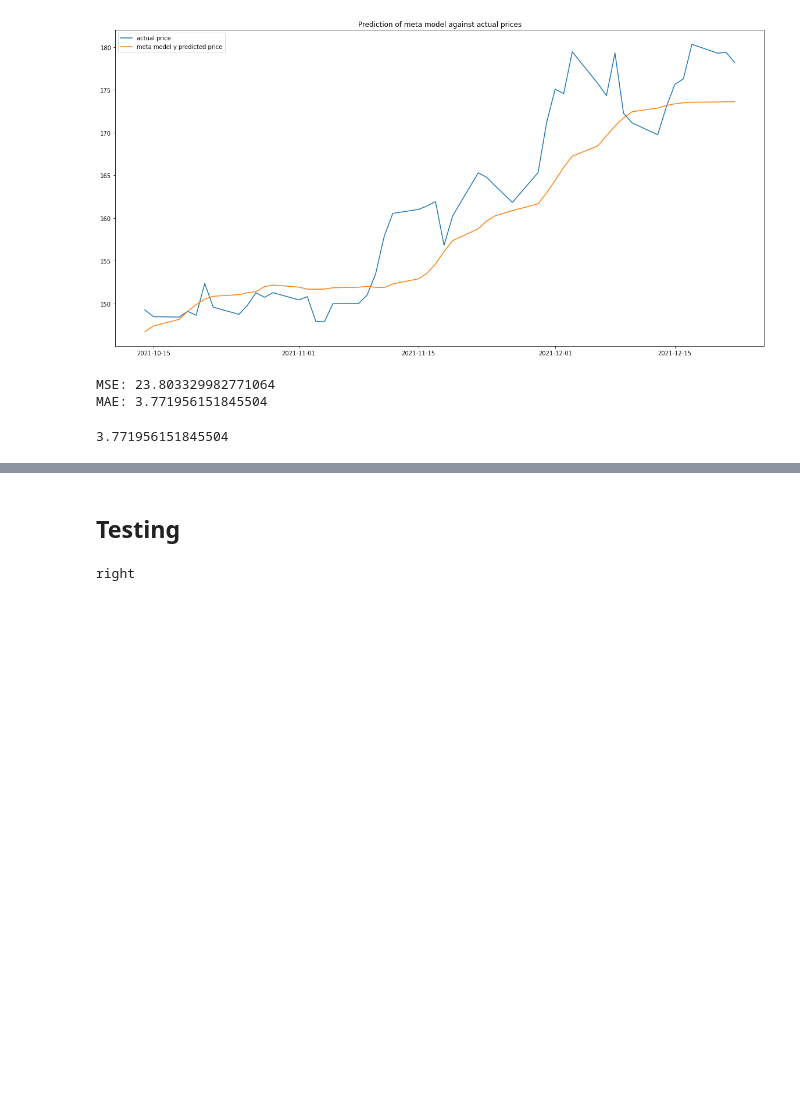
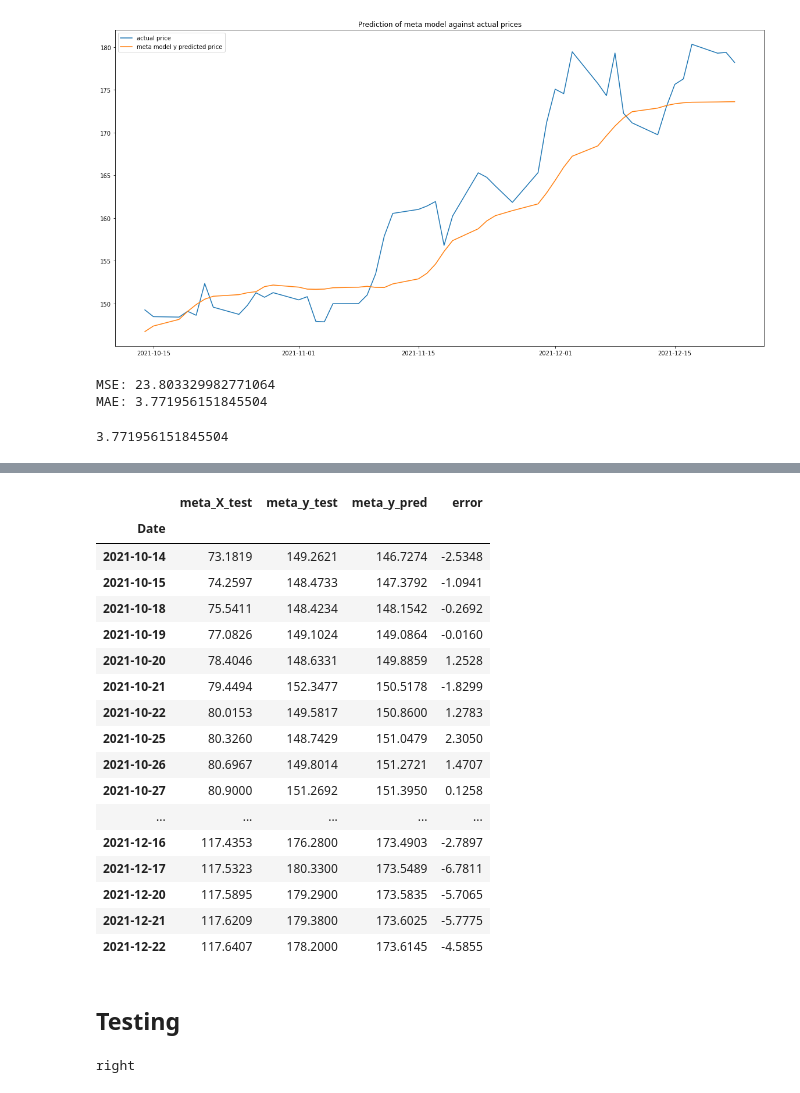
Before and after one commit to ivanlimsy/iOracle, a Jupyter notebook: notebooks/iOracle Deep Learning Ivan.ipynb, the cells around one changed output, grey strips where cells are left out. Cells and saved outputs as stored; diff of their text form; code cells hidden in the pictures; blank space fills up the shorter version.

```diff
--- a/notebooks/iOracle Deep Learning Ivan.ipynb
+++ b/notebooks/iOracle Deep Learning Ivan.ipynb
@@ -1060,3 +1110,24 @@ np.abs(results['error']).mean()
+# %%
+results
+# %% [output]
+|  | meta_X_test | meta_y_test | meta_y_pred | error |
+| Date |  |  |  |  |
+| 2021-10-14 | 73.1819 | 149.2621 | 146.7274 | -2.5348 |
+| 2021-10-15 | 74.2597 | 148.4733 | 147.3792 | -1.0941 |
+| 2021-10-18 | 75.5411 | 148.4234 | 148.1542 | -0.2692 |
+| 2021-10-19 | 77.0826 | 149.1024 | 149.0864 | -0.0160 |
+| 2021-10-20 | 78.4046 | 148.6331 | 149.8859 | 1.2528 |
+| 2021-10-21 | 79.4494 | 152.3477 | 150.5178 | -1.8299 |
+| 2021-10-22 | 80.0153 | 149.5817 | 150.8600 | 1.2783 |
+| 2021-10-25 | 80.3260 | 148.7429 | 151.0479 | 2.3050 |
+| 2021-10-26 | 80.6967 | 149.8014 | 151.2721 | 1.4707 |
+| 2021-10-27 | 80.9000 | 151.2692 | 151.3950 | 0.1258 |
+| ... | ... | ... | ... | ... |
+| 2021-12-16 | 117.4353 | 176.2800 | 173.4903 | -2.7897 |
+| 2021-12-17 | 117.5323 | 180.3300 | 173.5489 | -6.7811 |
+| 2021-12-20 | 117.5895 | 179.2900 | 173.5835 | -5.7065 |
+| 2021-12-21 | 117.6209 | 179.3800 | 173.6025 | -5.7775 |
+| 2021-12-22 | 117.6407 | 178.2000 | 173.6145 | -4.5855 |
 # %% [markdown]
 ## Testing
 # %%
```
Also changed, not shown: parts of 6 cells of this notebook.
